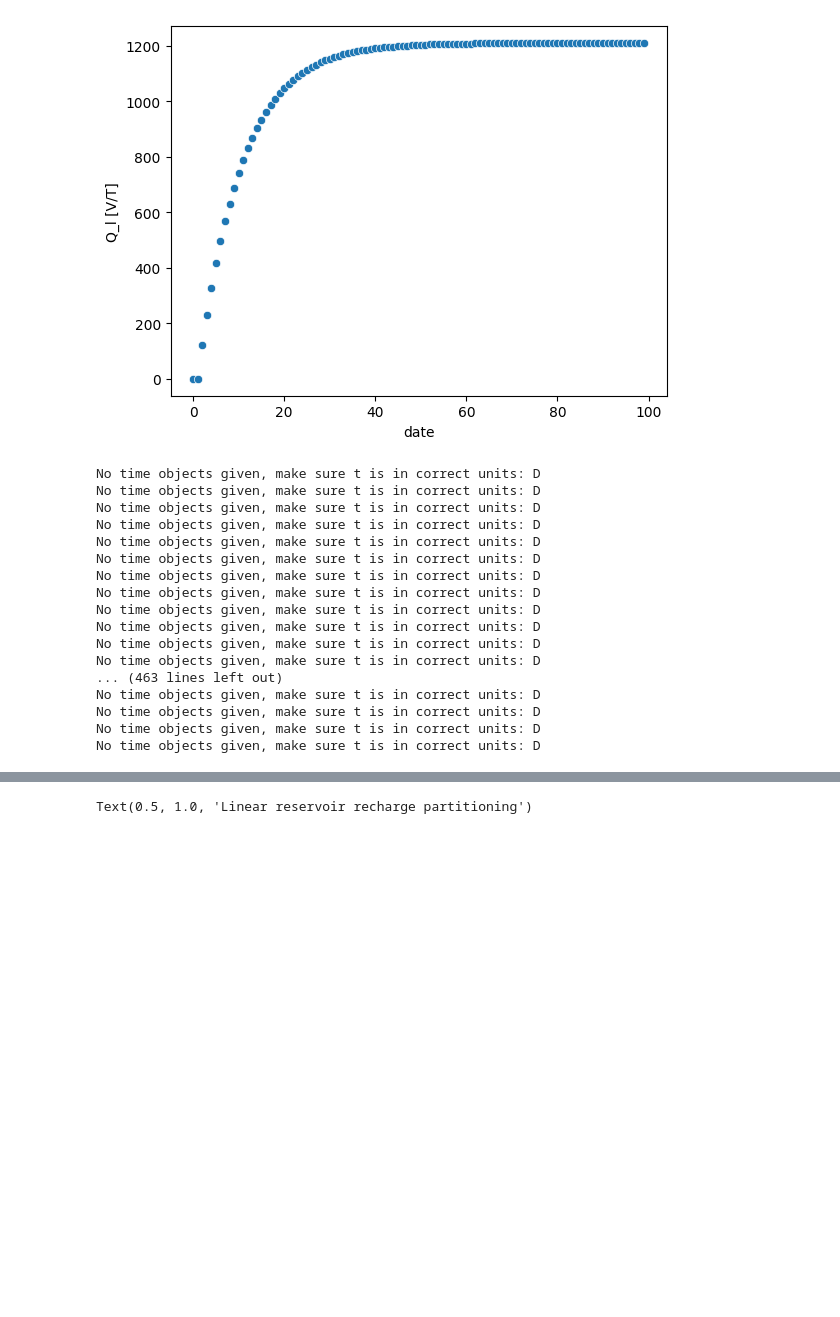
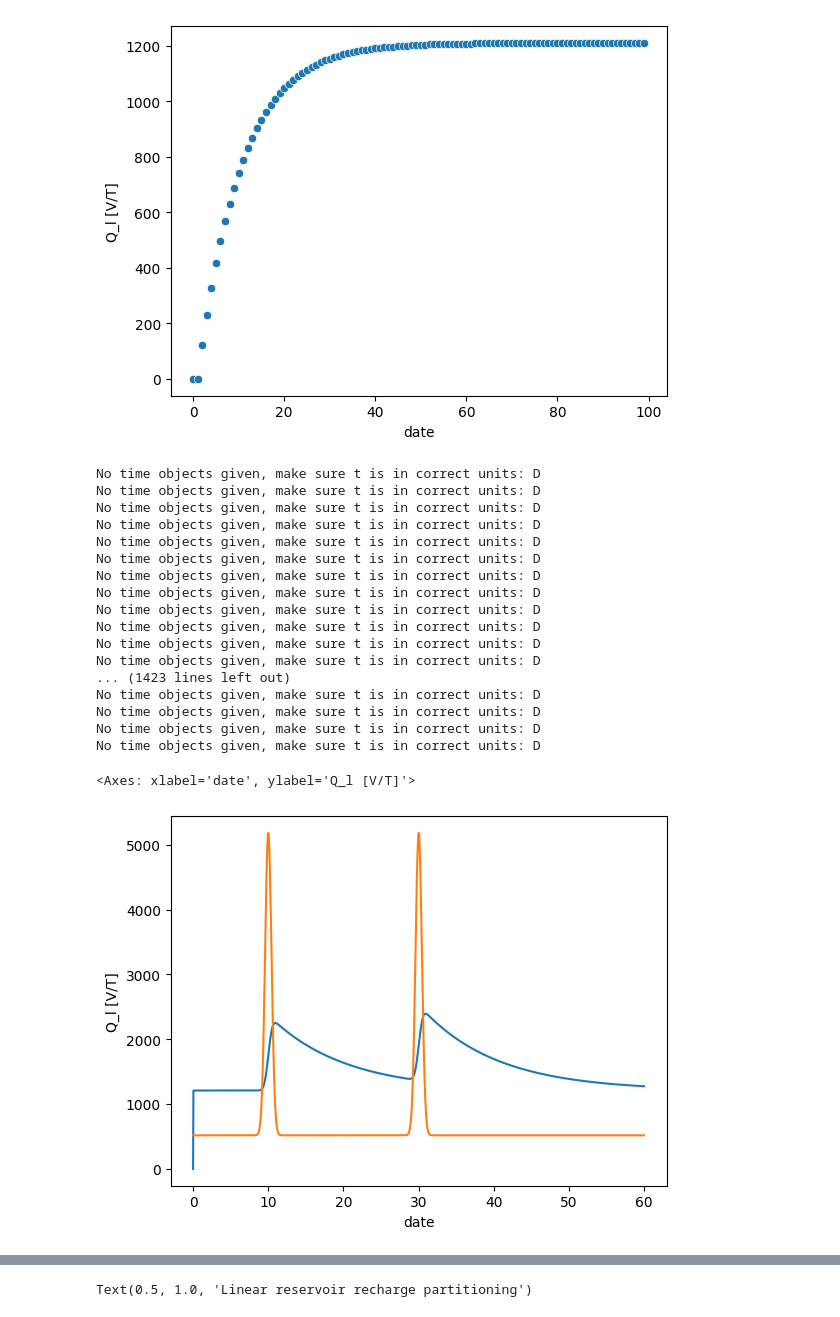
Before and after one commit to jhuang523/UMNBearSpring, a Jupyter notebook: openkarst/steady_state/conduit_geometry_setup.ipynb, the cells around one changed output, grey strips where cells are left out. Drawn from its saved outputs; the diff is of its cells as text; code cells hidden in the pictures; blank space fills up the shorter version.

Commit message:
double pulse

```diff
--- a/openkarst/steady_state/conduit_geometry_setup.ipynb
+++ b/openkarst/steady_state/conduit_geometry_setup.ipynb
@@ -199,9 +199,14 @@ sns.scatterplot(ss, x = 'date', y = 'Q_l [V/T]')
 # %% [output]
 <Axes: xlabel='date', ylabel='Q_l [V/T]'>
 [figure]
+# %%
+ss_R = np.ones(int(20 * 86400/dt)) * baseflow * 86400 # m3 / d
+
+double_pulse = np.concatenate([gauss_R, gauss_R, ss_R])
 # %%
 V_l0 = ss['V_l [V]'].iloc[-1] #initial V_l
-pulse = lr.linear_reservoir_model(gauss_R * (1-eta), gauss_R * eta, t / 86400, alpha_l = alpha_l, alpha_h = alpha_h, V_l0 = V_l0, dt_unit = 'D')
+t = np.arange(0, double_pulse.shape[0] * dt, dt) # in seconds
+pulse = lr.linear_reservoir_model(double_pulse * (1-eta), double_pulse * eta, t / 86400, alpha_l = alpha_l, alpha_h = alpha_h, V_l0 = V_l0, dt_unit = 'D')
 # %% [output]
 No time objects given, make sure t is in correct units: D
 No time objects given, make sure t is in correct units: D
@@ -215,8 +220,14 @@ No time objects given, make sure t is in correct units: D
 No time objects given, make sure t is in correct units: D
 No time objects given, make sure t is in correct units: D
 No time objects given, make sure t is in correct units: D
-... (463 lines left out)
+... (1423 lines left out)
 No time objects given, make sure t is in correct units: D
 No time objects given, make sure t is in correct units: D
 No time objects given, make sure t is in correct units: D
 No time objects given, make sure t is in correct units: D
+# %%
+sns.lineplot(pulse, x = 'date', y = 'Q_l [V/T]')
+sns.lineplot(pulse, x = 'date', y = 'R_h [V/T]')
+# %% [output]
+<Axes: xlabel='date', ylabel='Q_l [V/T]'>
+[figure, added]
```
Also changed, not shown: parts of 15 cells of this notebook, 18 other files.
